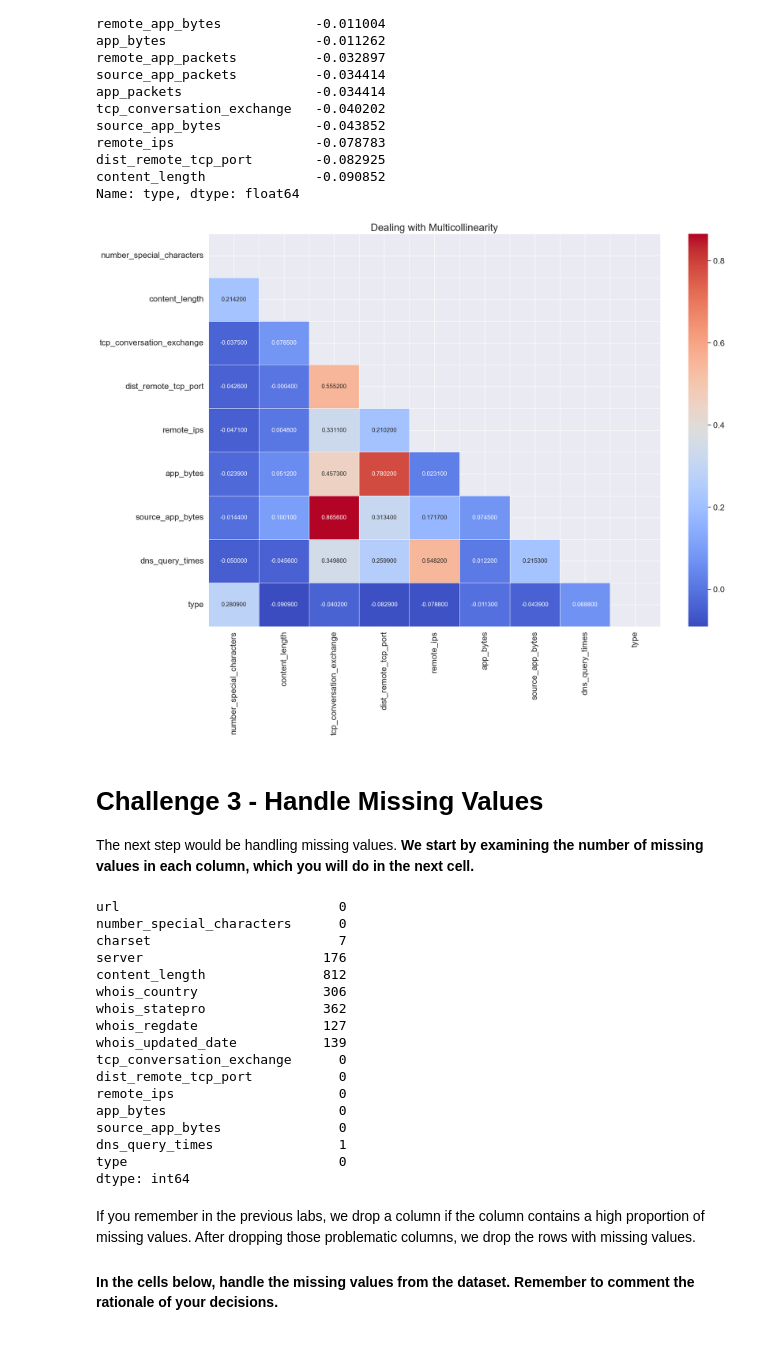
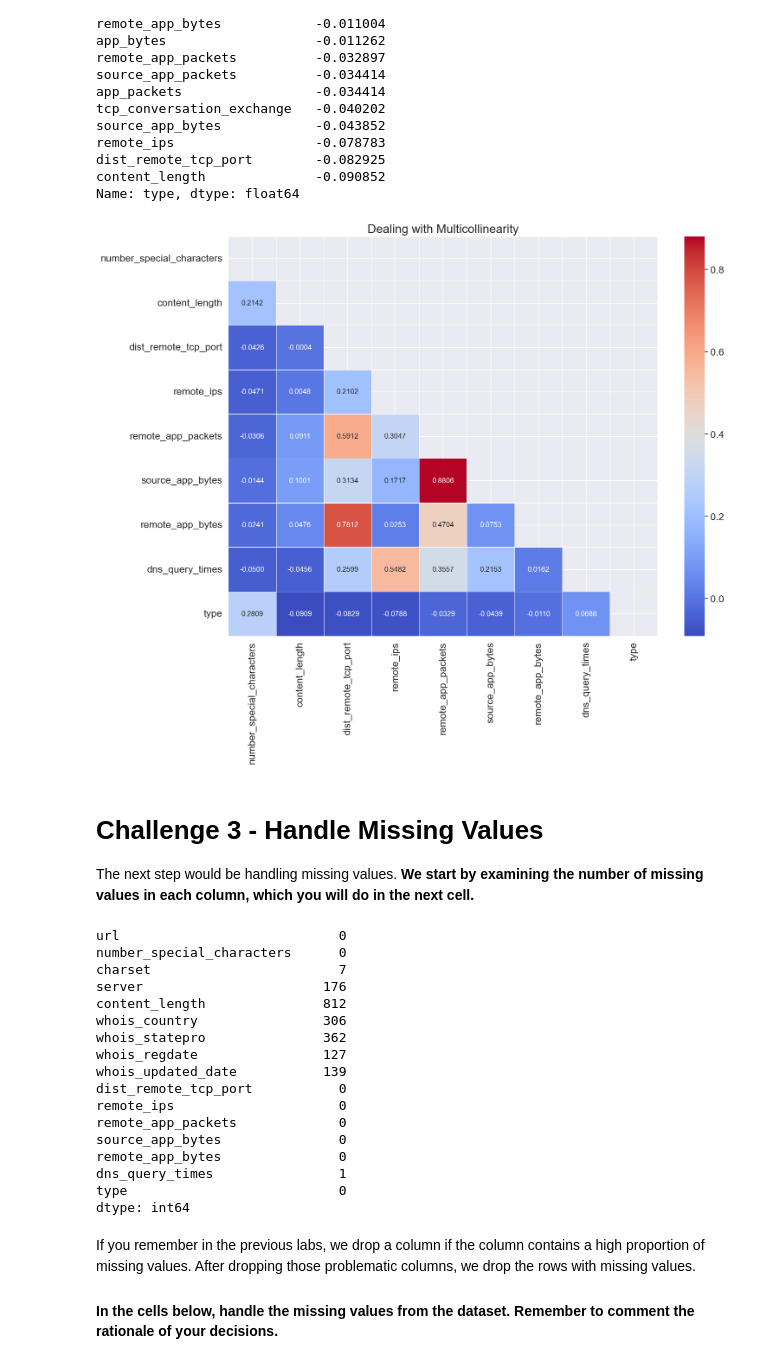
Before and after one commit to Negar86/lab-supervised-learning, a Jupyter notebook: your-code/main.ipynb, the cells around one changed output. Saved outputs shown, nothing was run; the diff lists cells and outputs as text; code cells hidden in the pictures.

```diff
--- a/your-code/main.ipynb
+++ b/your-code/main.ipynb
@@ -199,4 +215,6 @@ dist_remote_tcp_port        -0.082925
 content_length              -0.090852
 Name: type, dtype: float64
 # %%
-df.drop(columns=['remote_app_bytes','app_packets','remote_app_packets','source_app_packets', 'url_length'],inplace=True)
+#df.drop(columns=['remote_app_bytes','app_packets','remote_app_packets','source_app_packets', 'url_length'],inplace=True)
+# %%
+df.drop(columns=['url_length','tcp_conversation_exchange','app_bytes','source_app_packets','app_packets',],inplace=True)
@@ -212,18 +236,18 @@ df.drop(columns=['remote_app_bytes','app_packets','remote_app_packets','source_a
 num = df.select_dtypes(include=['number'])
 num_corr = num.corr().round(4)
 # %%
-mask = np.zeros_like(num_corr)
+mask = np.zeros_like(num.corr().round(4))
 mask[np.triu_indices_from(mask)] = True # optional, to hide repeat half of the matrix
 
-f, ax = plt.subplots(figsize=(20, 14))
+f, ax = plt.subplots(figsize=(16, 12))
 sns.set(font_scale=1.5) # increase font size
 
-ax = sns.heatmap(num_corr, mask=mask, annot=True, annot_kws={"size": 12}, linewidths=.5, cmap="coolwarm", fmt=".6f", ax=ax)
+ax = sns.heatmap(num_corr, mask=mask, annot=True, annot_kws={"size": 12}, linewidths=.5, cmap="coolwarm", fmt=".4f", ax=ax)
 plt.xticks(rotation=90)
 plt.title("Dealing with Multicollinearity", fontsize=20) # add title
 plt.show()
 # %% [output]
-[figure, old version]
+[figure, new version]
 # %% [markdown]
 # Challenge 3 - Handle Missing Values
 
@@ -240,11 +264,11 @@ whois_country                306
 whois_statepro               362
 whois_regdate                127
 whois_updated_date           139
-tcp_conversation_exchange      0
 dist_remote_tcp_port           0
 remote_ips                     0
-app_bytes                      0
+remote_app_packets             0
 source_app_bytes               0
+remote_app_bytes               0
 dns_query_times                1
 type                           0
 dtype: int64
```
Also changed, not shown: parts of 27 cells of this notebook.
